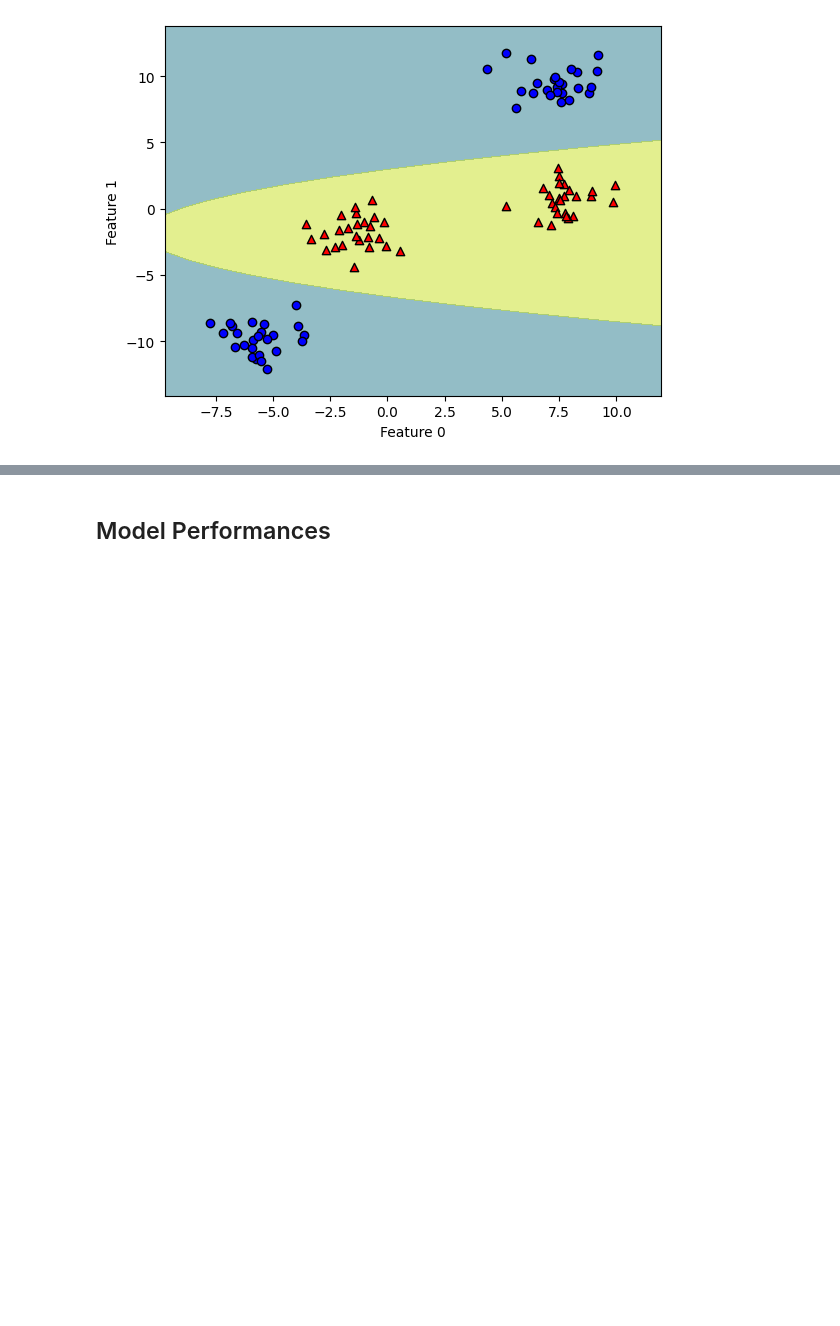
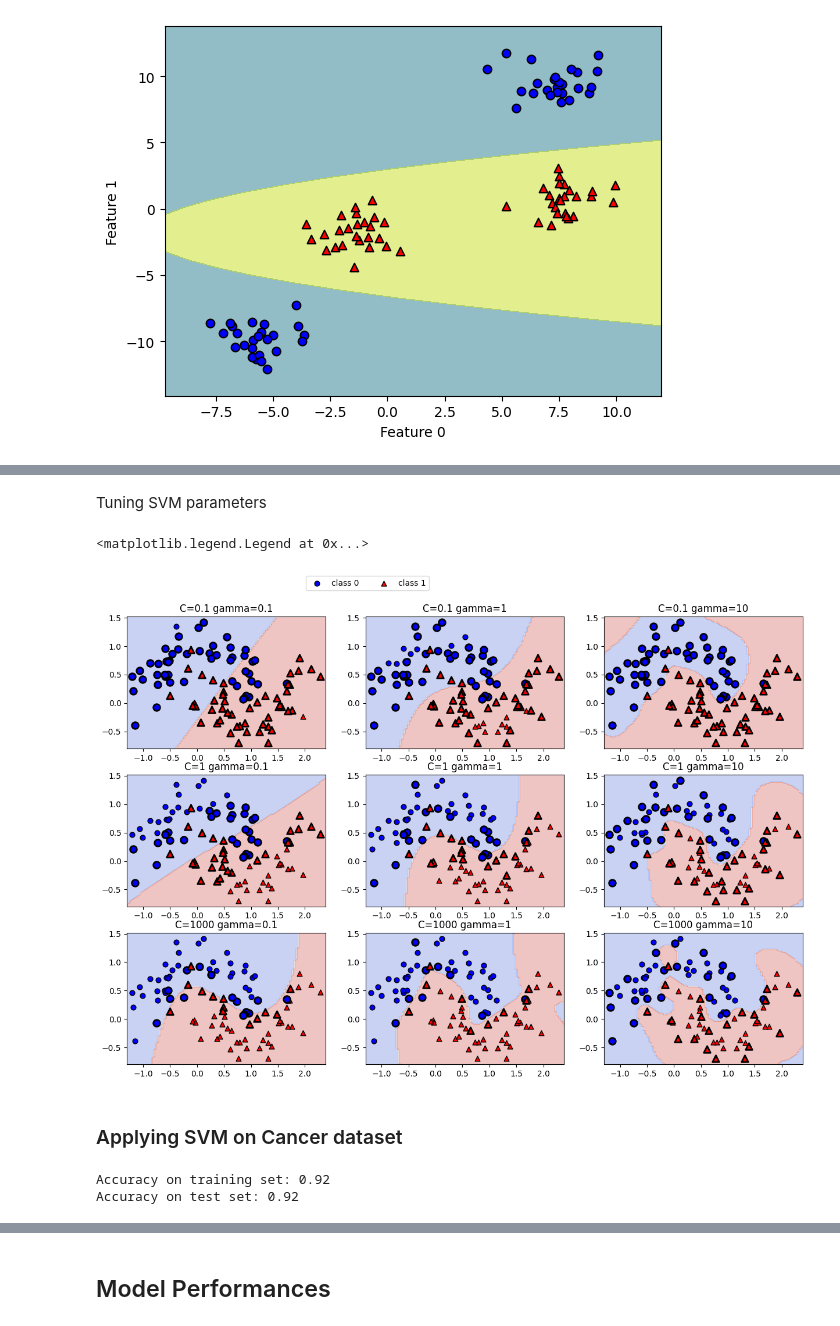
Before and after one commit to abhaykukade/ml_model_evaluation, a Jupyter notebook: supervised_classification.ipynb, the cells around one changed output, grey strips where cells are left out. Cells and saved outputs as stored; diff of their text form; code cells hidden in the pictures; blank space fills up the shorter version.

```diff
--- a/supervised_classification.ipynb
+++ b/supervised_classification.ipynb
@@ -618,0 +657,31 @@ Text(0, 0.5, 'Feature 1')
+# %% [markdown]
+Tuning SVM parameters
+# %%
+fig, axes = plt.subplots(3,3, figsize=(15,10))
+
+for ax, C in zip(axes, [-1, 0, 3]):
+    for a, gamma in zip(ax, range(-1, 2)):
+        svm = SVC(kernel='rbf', C=10**C, gamma=10**gamma).fit(X, y)
+        plot_2d_separator(svm, X, 0.1, 100, a)
+        plot_scatter(X, y, a)
+
+        sv = svm.support_vectors_
+        sv_labels = svm.dual_coef_.ravel() > 0
+
+        plot_scatter_svm(sv, sv_labels, a)
+        a.set_title(f'C={10**C} gamma={10**gamma}')
+
+axes[0, 0].legend(["class 0", "class 1"], loc=(.9, 1.2), ncols=2)
+# %% [output]
+<matplotlib.legend.Legend at 0x...>
+[figure, added]
+# %% [markdown]
+### Applying SVM on Cancer dataset
+# %%
+svc = SVC()
+svc.fit(X_train, y_train)
+print("Accuracy on training set: {:.2f}".format(svc.score(X_train, y_train)))
+print("Accuracy on test set: {:.2f}".format(svc.score(X_test, y_test)))
+# %% [output]
+Accuracy on training set: 0.92
+Accuracy on test set: 0.92
```
Also changed, not shown: parts of 23 cells of this notebook.
